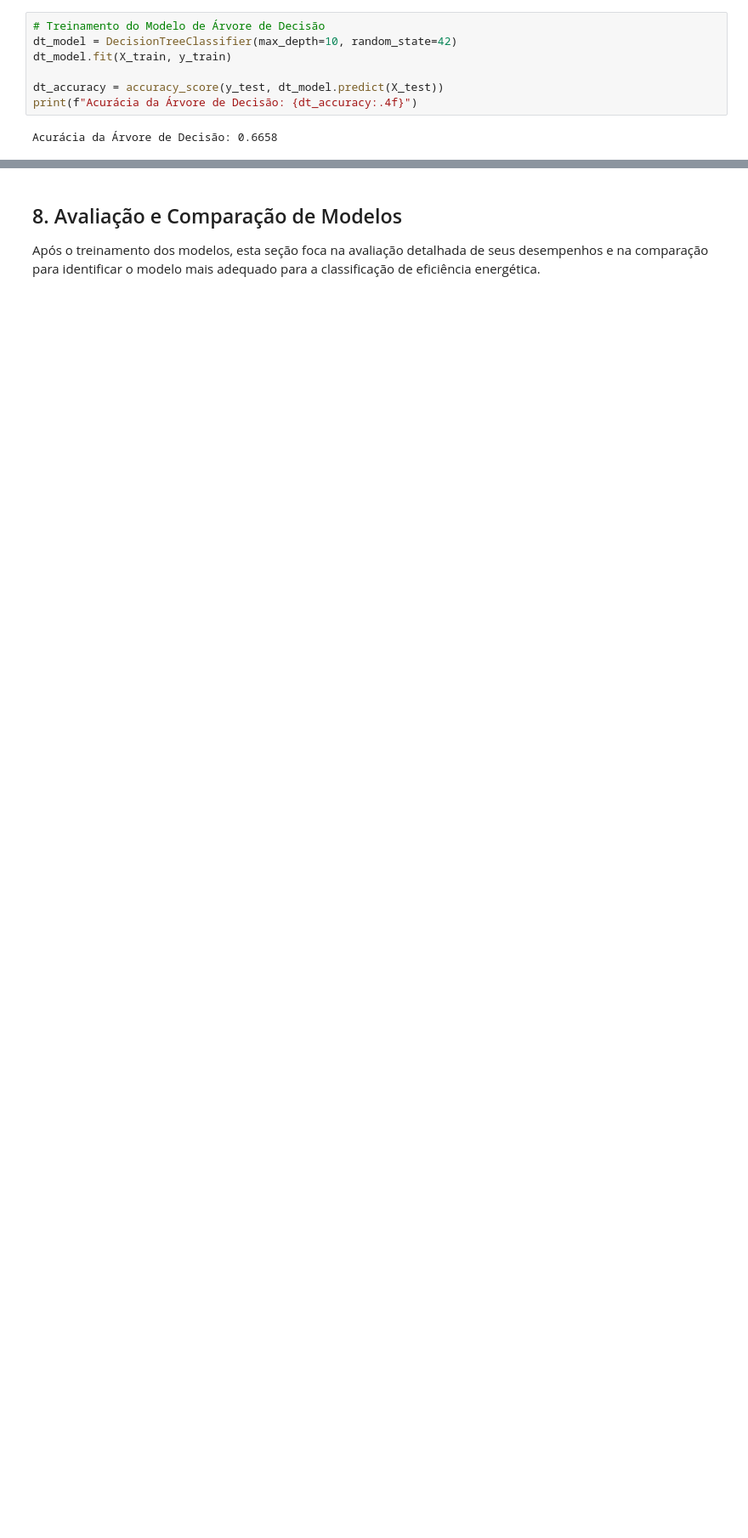
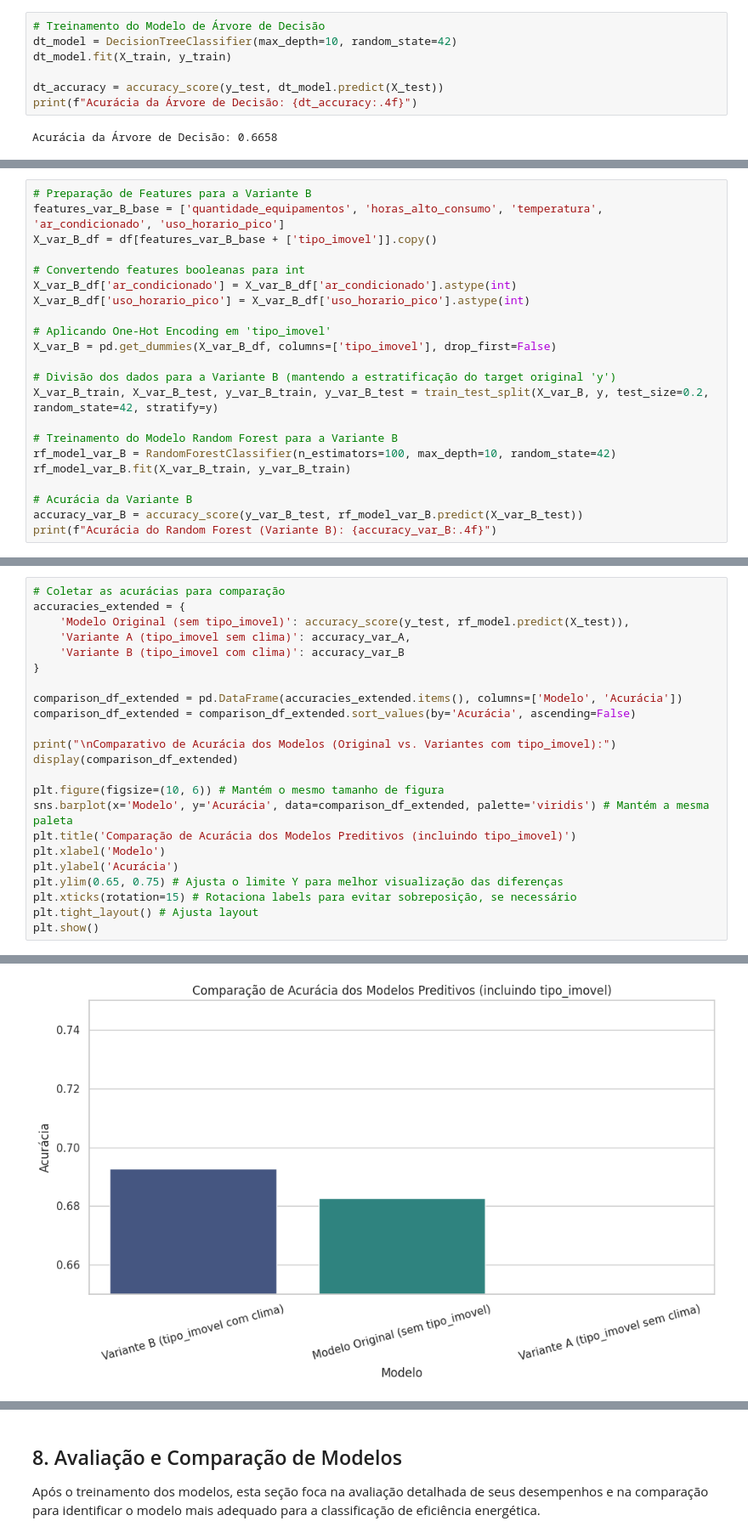
Before and after one commit to lidimoura/G9-BR-TEAM-12, a Jupyter notebook: data-science/notebooks/EDA_Modelagem.ipynb, the cells around one changed output, grey strips where cells are left out. Shown at 85% size. Saved outputs shown, nothing was run; the diff lists cells and outputs as text; blank space fills up the shorter version.

Commit message:
Notebook e modelo preditivo atualziado com variantes pra definir em meeting

```diff
--- a/data-science/notebooks/EDA_Modelagem.ipynb
+++ b/data-science/notebooks/EDA_Modelagem.ipynb
@@ -297,0 +329,22 @@ Acurácia da Árvore de Decisão: 0.6658
+# %%
+# Preparação de Features para a Variante B
+features_var_B_base = ['quantidade_equipamentos', 'horas_alto_consumo', 'temperatura', 'ar_condicionado', 'uso_horario_pico']
+X_var_B_df = df[features_var_B_base + ['tipo_imovel']].copy()
+
+# Convertendo features booleanas para int
+X_var_B_df['ar_condicionado'] = X_var_B_df['ar_condicionado'].astype(int)
+X_var_B_df['uso_horario_pico'] = X_var_B_df['uso_horario_pico'].astype(int)
+
+# Aplicando One-Hot Encoding em 'tipo_imovel'
+X_var_B = pd.get_dummies(X_var_B_df, columns=['tipo_imovel'], drop_first=False)
+
+# Divisão dos dados para a Variante B (mantendo a estratificação do target original 'y')
+X_var_B_train, X_var_B_test, y_var_B_train, y_var_B_test = train_test_split(X_var_B, y, test_size=0.2, random_state=42, stratify=y)
+
+# Treinamento do Modelo Random Forest para a Variante B
+rf_model_var_B = RandomForestClassifier(n_estimators=100, max_depth=10, random_state=42)
+rf_model_var_B.fit(X_var_B_train, y_var_B_train)
+
+# Acurácia da Variante B
+accuracy_var_B = accuracy_score(y_var_B_test, rf_model_var_B.predict(X_var_B_test))
+print(f"Acurácia do Random Forest (Variante B): {accuracy_var_B:.4f}")
@@ -297,0 +355,24 @@ Acurácia da Árvore de Decisão: 0.6658
+# %%
+# Coletar as acurácias para comparação
+accuracies_extended = {
+    'Modelo Original (sem tipo_imovel)': accuracy_score(y_test, rf_model.predict(X_test)),
+    'Variante A (tipo_imovel sem clima)': accuracy_var_A,
+    'Variante B (tipo_imovel com clima)': accuracy_var_B
+}
+
+comparison_df_extended = pd.DataFrame(accuracies_extended.items(), columns=['Modelo', 'Acurácia'])
+comparison_df_extended = comparison_df_extended.sort_values(by='Acurácia', ascending=False)
+
+print("\nComparativo de Acurácia dos Modelos (Original vs. Variantes com tipo_imovel):")
+display(comparison_df_extended)
+
+plt.figure(figsize=(10, 6)) # Mantém o mesmo tamanho de figura
+sns.barplot(x='Modelo', y='Acurácia', data=comparison_df_extended, palette='viridis') # Mantém a mesma paleta
+plt.title('Comparação de Acurácia dos Modelos Preditivos (incluindo tipo_imovel)')
+plt.xlabel('Modelo')
+plt.ylabel('Acurácia')
+plt.ylim(0.65, 0.75) # Ajusta o limite Y para melhor visualização das diferenças
+plt.xticks(rotation=15) # Rotaciona labels para evitar sobreposição, se necessário
+plt.tight_layout() # Ajusta layout
+plt.show()
+# %% [output]
@@ -297,0 +384 @@ Acurácia da Árvore de Decisão: 0.6658
+[figure, added]
```
Also changed, not shown: parts of 9 cells of this notebook.
